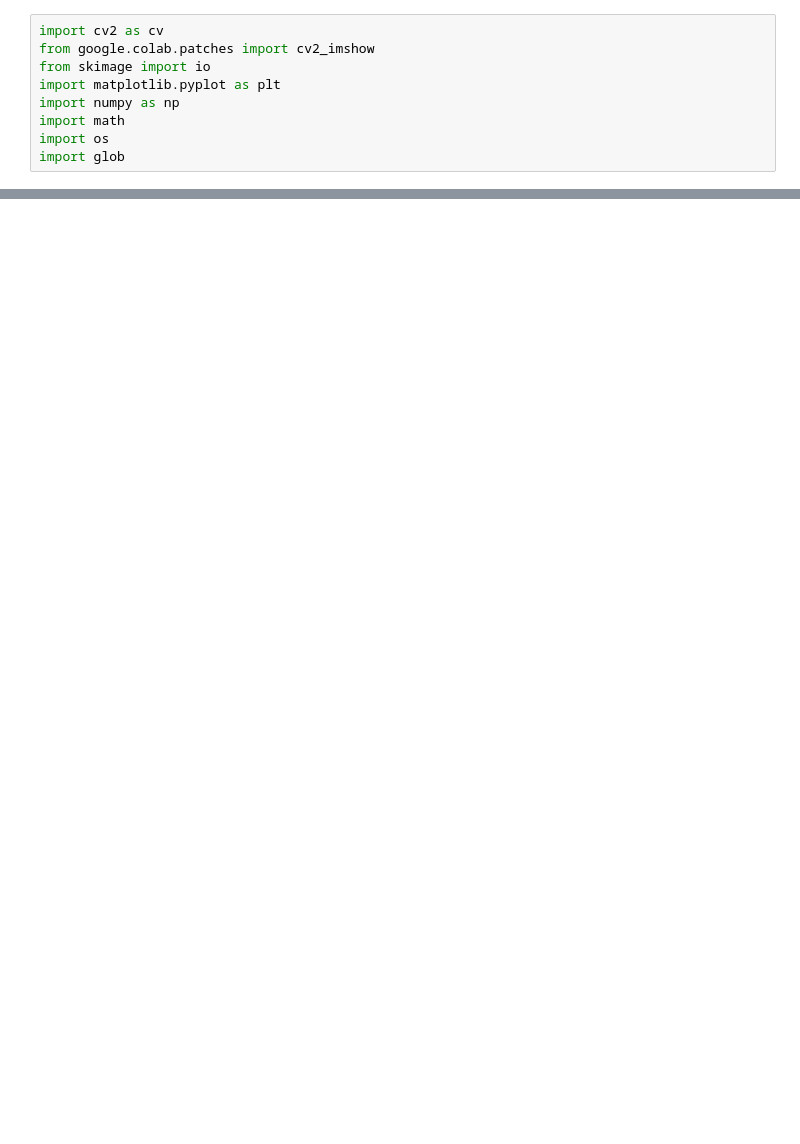
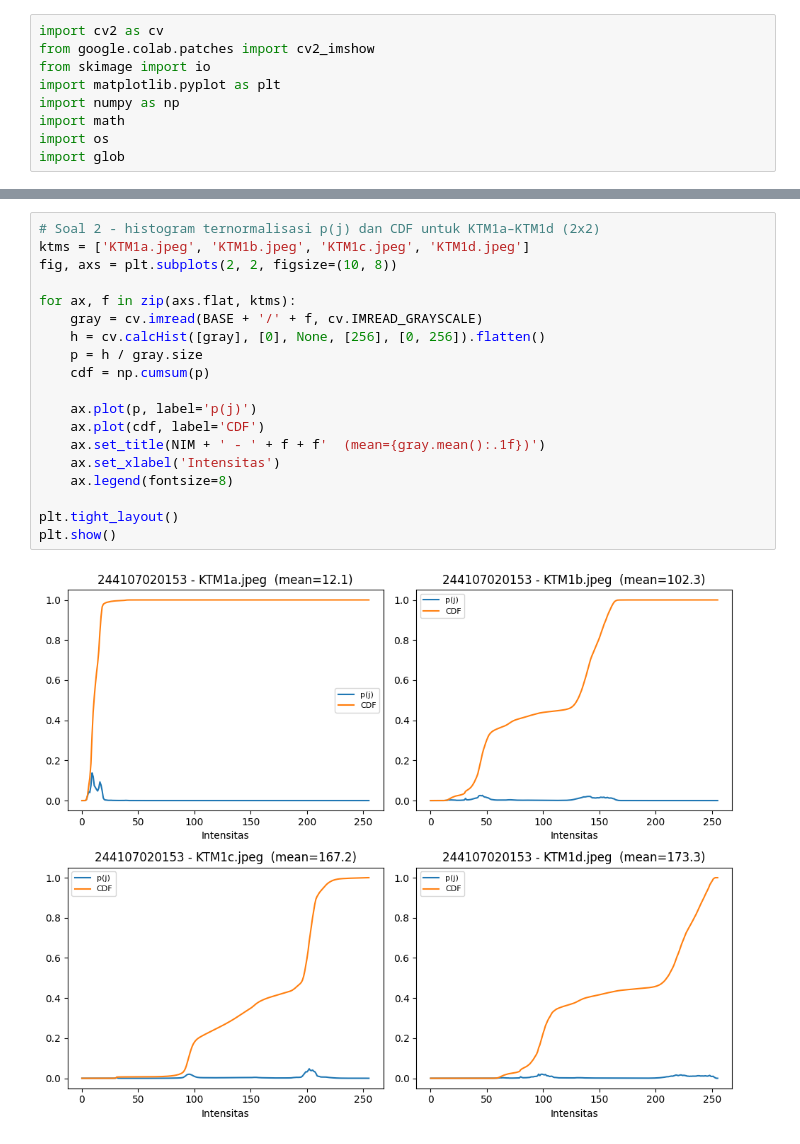
Before and after one commit to rsyadipras/PCVK_Ganjil2026, a Jupyter notebook: Week5_21.ipynb, the cells around one changed output, grey strips where cells are left out. Saved outputs shown, nothing was run; the diff lists cells and outputs as text; blank space fills up the shorter version.

```diff
--- a/Week5_21.ipynb
+++ b/Week5_21.ipynb
@@ -55,0 +133,21 @@ import glob
+# %%
+# Soal 2 - histogram ternormalisasi p(j) dan CDF untuk KTM1a–KTM1d (2x2)
+ktms = ['KTM1a.jpeg', 'KTM1b.jpeg', 'KTM1c.jpeg', 'KTM1d.jpeg']
+fig, axs = plt.subplots(2, 2, figsize=(10, 8))
+
+for ax, f in zip(axs.flat, ktms):
+    gray = cv.imread(BASE + '/' + f, cv.IMREAD_GRAYSCALE)
+    h = cv.calcHist([gray], [0], None, [256], [0, 256]).flatten()
+    p = h / gray.size
+    cdf = np.cumsum(p)
+
+    ax.plot(p, label='p(j)')
+    ax.plot(cdf, label='CDF')
+    ax.set_title(NIM + ' - ' + f + f'  (mean={gray.mean():.1f})')
+    ax.set_xlabel('Intensitas')
+    ax.legend(fontsize=8)
+
+plt.tight_layout()
+plt.show()
+# %% [output]
+[figure, added]
```
Also changed, not shown: parts of 9 cells of this notebook.
